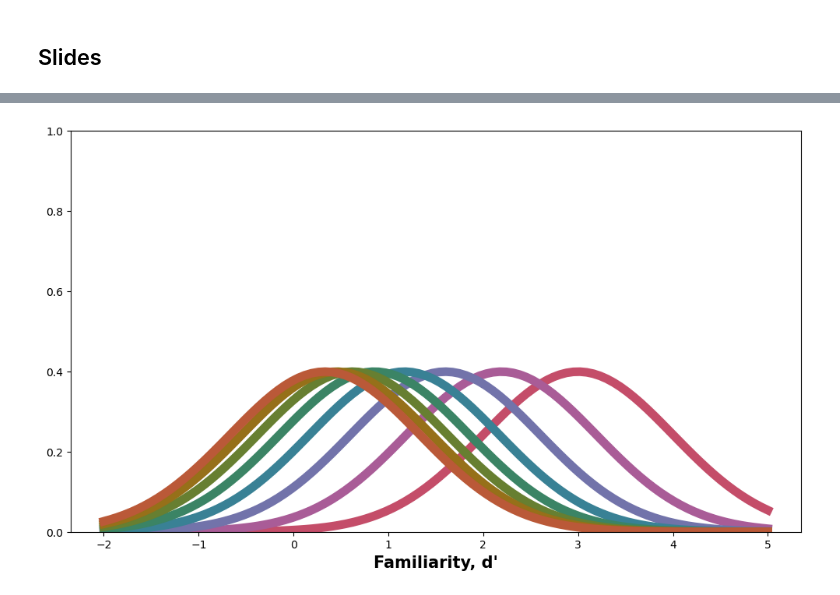
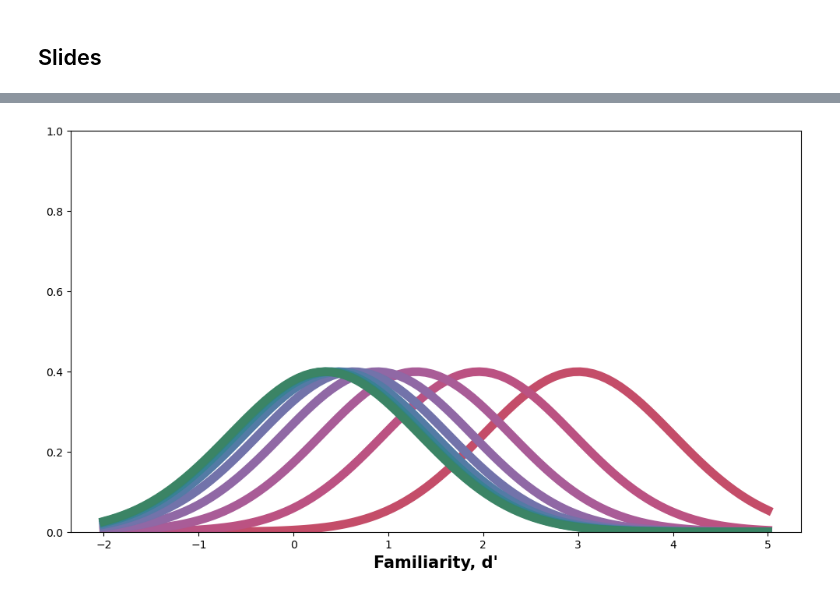
Before and after one commit to DaniilAzarov123/color-identification, a Jupyter notebook: analysis.ipynb, the cells around one changed output, grey strips where cells are left out. Saved outputs shown, nothing was run; the diff lists cells and outputs as text; code cells hidden in the pictures.

```diff
--- a/analysis.ipynb
+++ b/analysis.ipynb
@@ -103,3 +95,5 @@ def extract_observed(data, SUBJECTS, SET_SIZES, POSITIONS):
 # %%
-SUBJECTS = [4]
+# Fitting models only to subject 4 for now (for class project)
+if FIT_SUBJECTS is not None:
+    SUBJECTS = FIT_SUBJECTS
 # %% [markdown]
@@ -133,22 +145,3 @@ data_matrix = data_structured[0]  # (C,16,16)
 ...
 
 --- SUBJECT 8 ---
-# %%
-# Reshaped and summed data matrix
-# HP columns are 3, 7, 11, 15 (0-indexed: 2, 6, 10, 14) are zeroed out and then summed across conditions for each subject
-n_subj = len(SUBJECTS)
-n_ss = len(SET_SIZES)
-n_pos = len(POSITIONS)
-# --- Reshape to (8, 3, 4, 16, 16) for clean indexing ---
-dat_mat = data_matrix.reshape(n_subj, n_ss, n_pos, 16, 16)
-
-# --- Fix high-payoff columns and sum per subject ---
-data_matrix_per_subject = np.zeros((n_subj, 16, 16), dtype=float)
-
-for s in range(n_subj):
-    for ss in range(n_ss):
-        for p_idx, pos in enumerate(POSITIONS):
-            hp_col = pos - 1          # 1-indexed position → 0-indexed column
-            C      = dat_mat[s, ss, p_idx].copy()
-            C[:, hp_col] = C[hp_col, :]   # replace contaminated column with clean row
-            data_matrix_per_subject[s] += C
@@ -1753,22 +1484,22 @@ plt.show()
 # %%
-n_obj = 8
+n_obj = 9
 Xs = np.linspace(-2,5,100)
-dist = np.linspace(0, 2, n_obj)
+dist = distances[0][:n_obj]
 item1_d = 3
 c = 1.1
 sim = np.exp(-c * dist)
 all_d = item1_d * sim
 
 fig, ax = plt.subplots(figsize=(10,6))
 pdfs = stats.norm.pdf(Xs[None,:], loc=all_d[:,None], scale=1)
 for i in range(pdfs.shape[0]):
-    plt.plot(Xs, pdfs[i], color = item_colors[int(i*(16/n_obj))], linewidth=8)
+    plt.plot(Xs, pdfs[i], color = item_colors[i], linewidth=8)
 
 ax.set_xlabel("Familiarity, d'", fontsize=15, fontweight="bold")
 ax.set_ylim((0,1))
 plt.tight_layout()
 plt.show()
 # %% [output]
-[figure, old version]
+[figure, new version]
 # %%
 # Visualization of how integral is calculated for d'
```
Also changed, not shown: parts of 97 cells of this notebook, 1 other file.
